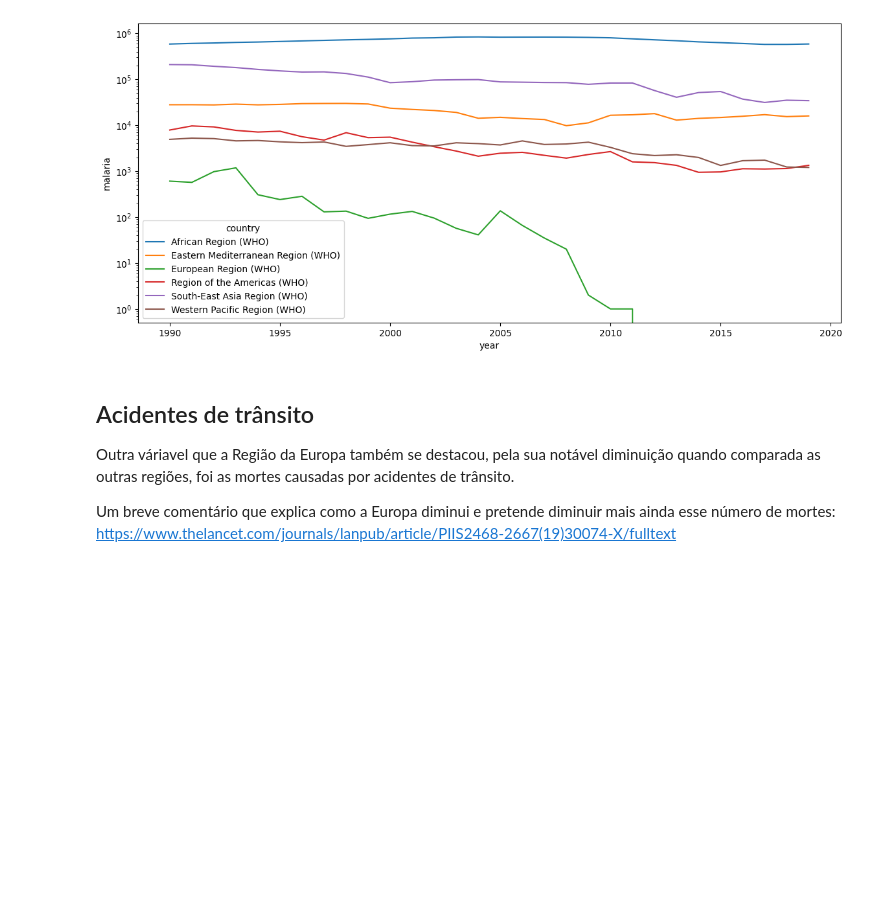
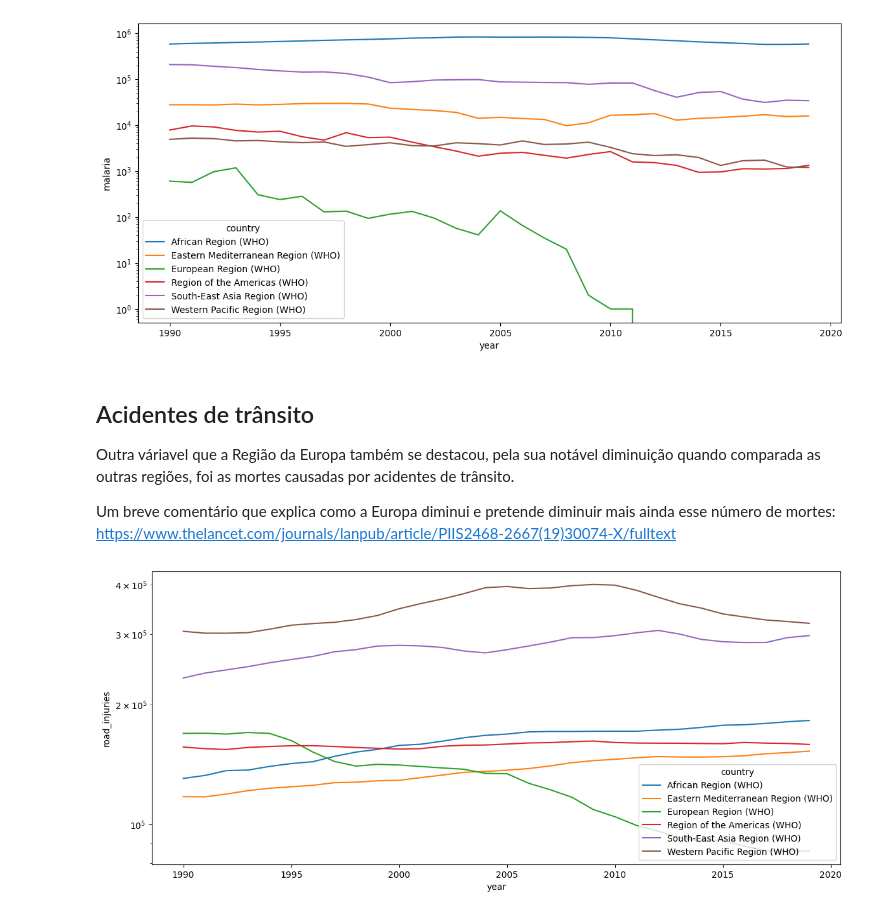
Before and after one commit to phbonamin/Analise_de_Mortalidade_Mundial-1990-2019-, a Jupyter notebook: Analise_de_Mortalidade_Mundial(1990-2019).ipynb, the cells around one changed output. Cells and saved outputs as stored; diff of their text form; code cells hidden in the pictures; blank space fills up the shorter version.

```diff
--- a/Analise_de_Mortalidade_Mundial(1990-2019).ipynb
+++ b/Analise_de_Mortalidade_Mundial(1990-2019).ipynb
@@ -194,0 +192,5 @@ sns.lineplot(data = WHO, y = "malaria" , x = "year", hue = "country").set_yscale
+# %%
+plt.figure(figsize = (14,6))
+sns.lineplot(data = WHO, y = "road_injuries" , x = "year", hue = "country").set_yscale('log')
+# %% [output]
+[figure, added]
```
Also changed, not shown: parts of 1 cell of this notebook.
